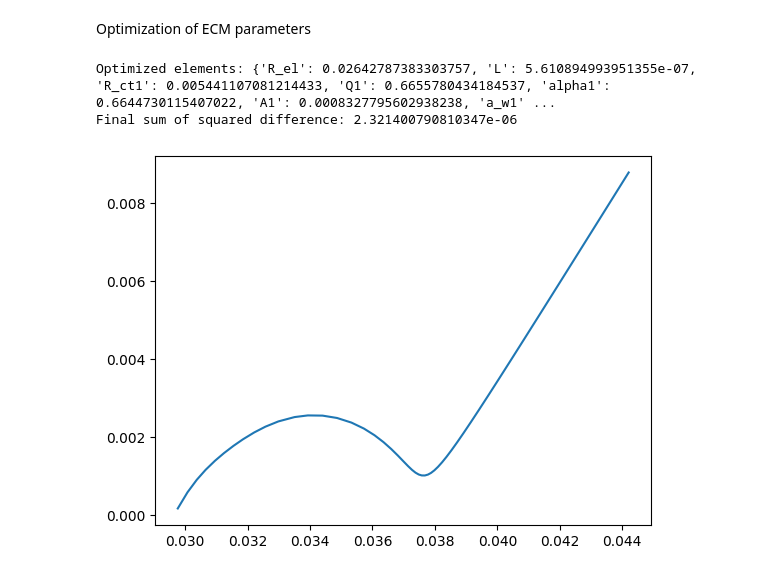
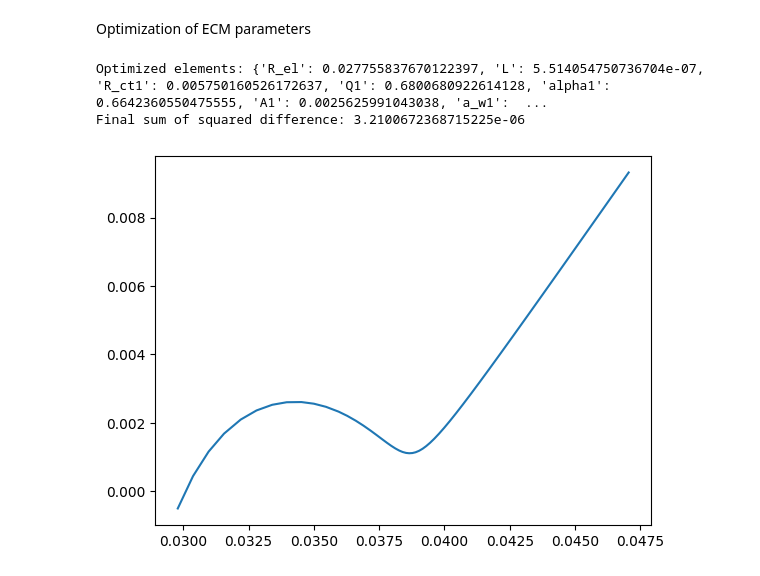
Before and after one commit to samaard2001/EIS-code, a Jupyter notebook: Code/EIS_degrad_params.ipynb, the cells around one changed output. Saved outputs shown, nothing was run; the diff lists cells and outputs as text; code cells hidden in the pictures.

```diff
--- a/Code/EIS_degrad_params.ipynb
+++ b/Code/EIS_degrad_params.ipynb
@@ -141,9 +141,9 @@ def list_to_dict(c_elem, optimized_values):
     keys = list(c_elem.keys())
     return dict(zip(keys, optimized_values))
 # %%
-exp_real = np.array(get_exp_data(4, "")[0][0])
-exp_imag = np.array(get_exp_data(4, "")[0][1])
-frequencies = np.array(get_exp_data(4, "")[1])
+exp_real = np.array(get_exp_data(5, "")[0][0])
+exp_imag = np.array(get_exp_data(5, "")[0][1])
+frequencies = np.array(get_exp_data(5, "")[1])
 
 
 # Angular frequencies
@@ -161,9 +161,8 @@ def cpe_imp(omega, Q, alpha):
 def i_imp(omega, L):
     return 1j*omega*L
 
-# function for difference between the ECM model and the experimental values
-def diff_func(comp, exp_real, exp_imag):
 
+def calc_Z(comp):
     # Update c_elem dictionary from the flat parameter list (comp)
     c_elem_up = list_to_dict(c_elem, comp)
 
@@ -177,6 +176,18 @@ def diff_func(comp, exp_real, exp_imag):
     Z1 =  1/(1/(c_elem_up["R_ct1"] + Z_W1) + 1/Z_cdl1)
     Z2 =  1/(1/(c_elem_up["R_ct2"] + Z_W2) + 1/Z_cdl2)
     Z = Z_L + c_elem_up["R_el"] + Z1 + Z2
+
+    Z1 =  1/(1/(c_elem_up["R_ct1"] + Z_W1) + 1/Z_cdl1)
+    Z2 =  1/(1/(c_elem_up["R_ct2"]) + 1/Z_cdl2)
+    Z = Z_L + c_elem_up["R_el"] + Z1 + Z2
+    return Z
+
+
+
+# function for difference between the ECM model and the experimental values
+def diff_func(comp, exp_real, exp_imag):
+
+    Z = calc_Z(comp)
 
     diff_real = Z.real - exp_real
     diff_imag = Z.imag - exp_imag
@@ -204,27 +215,15 @@ print("Optimized elements:", opt_elems)
 # Print the difference after optimization
 print("Final sum of squared difference:", diff_func(opt.x, exp_real, exp_imag))
 # %% [output]
-Optimized elements: {'R_el': 0.02642787383303757, 'L': 5.610894993951355e-07, 'R_ct1': 0.005441107081214433, 'Q1': 0.6655780434184537, 'alpha1': 0.6644730115407022, 'A1': 0.0008327795602938238, 'a_w1' ...
-Final sum of squared difference: 2.321400790810347e-06
+Optimized elements: {'R_el': 0.027755837670122397, 'L': 5.514054750736704e-07, 'R_ct1': 0.005750160526172637, 'Q1': 0.6800680922614128, 'alpha1': 0.6642360550475555, 'A1': 0.0025625991043038, 'a_w1':  ...
+Final sum of squared difference: 3.2100672368715225e-06
-# %%
-Z_W1 = wni_imp(ang_freq, opt_elems["A1"], opt_elems["a_w1"])
-Z_cdl1 = cpe_imp(ang_freq, opt_elems["Q1"], opt_elems["alpha1"])
-Z_L = i_imp(ang_freq, opt_elems["L"])
-
-Z_W2 = wni_imp(ang_freq, opt_elems["A2"], opt_elems["a_w2"])
-Z_cdl2 = cpe_imp(ang_freq, opt_elems["Q2"], opt_elems["alpha2"])
-
-# Impedance from the Randles circuit
-def Z_randles():
-    Z1 =  1/(1/(opt_elems["R_ct1"] + Z_W1) + 1/Z_cdl1)
-    Z2 =  1/(1/(opt_elems["R_ct2"] + Z_W2) + 1/Z_cdl2)
-    Z = Z_L + opt_elems["R_el"] + Z1 + Z2
-    return Z
-
-plt.plot(Z_randles().real, -Z_randles().imag)
-plt.show()
-# %% [output]
-[figure, removed]
+# %%
+Z_randles = calc_Z(opt.x)
+
+plt.plot(Z_randles.real, -Z_randles.imag)
+plt.show()
+# %% [output]
+[figure, added]
 # %%
 fig, ax = plt.subplots(figsize=(10, 10))
 ax.scatter(exp_real, -exp_imag, label=f"Experimental", color = 'red')
```
Also changed, not shown: parts of 2 cells of this notebook, 2 other files.
